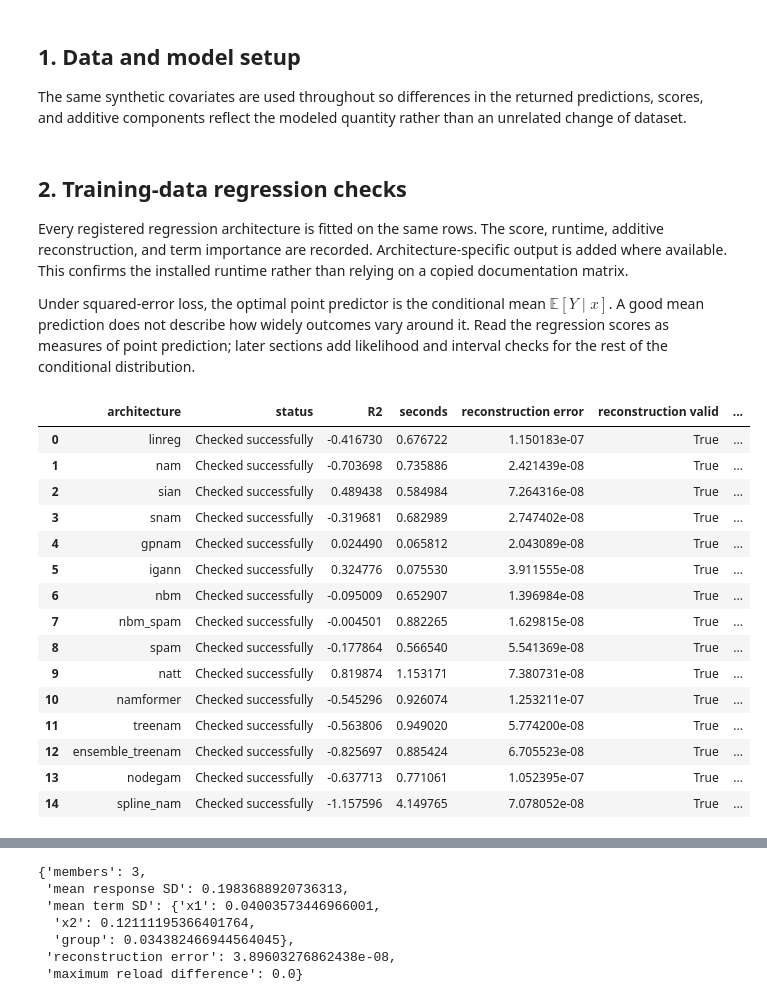
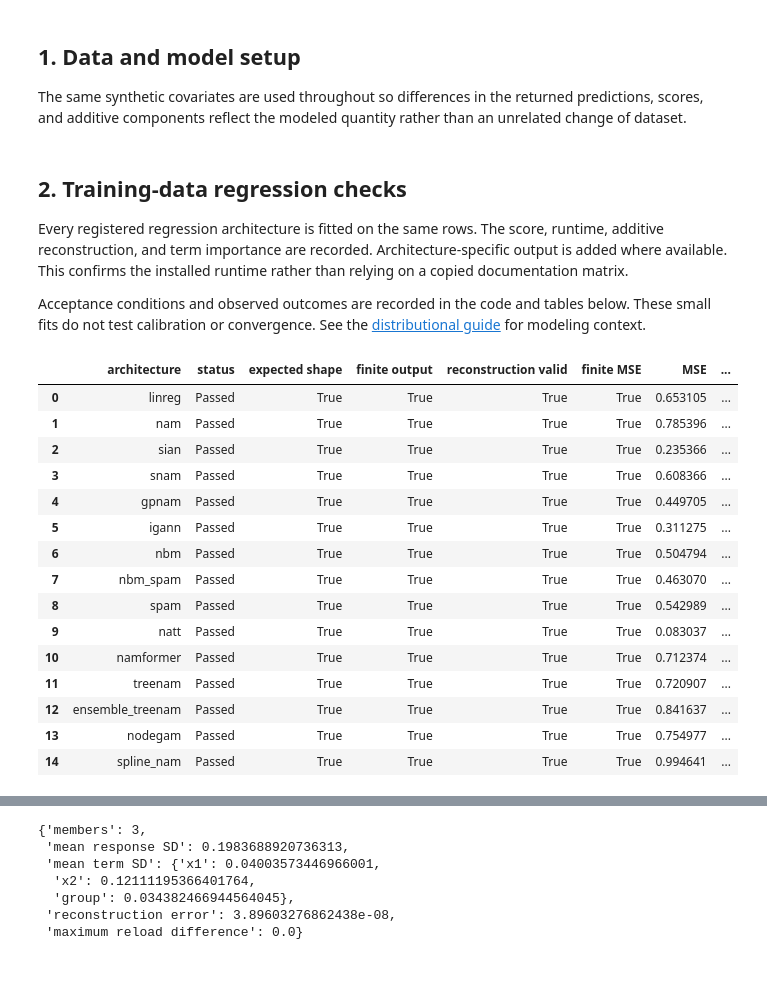
Before and after one commit to OpenTabular/NAMpy, a Jupyter notebook: docs/development/notebooks/04_distributional_models.ipynb, the cells around one changed output, grey strips where cells are left out. Saved outputs shown, nothing was run; the diff lists cells and outputs as text; code cells hidden in the pictures; blank space fills up the shorter version.

```diff
--- a/docs/development/notebooks/04_distributional_models.ipynb
+++ b/docs/development/notebooks/04_distributional_models.ipynb
@@ -35,7 +35,10 @@ import matplotlib.pyplot as plt
 import numpy as np
 import pandas as pd
 
-warnings.filterwarnings("ignore")
+pd.set_option("display.max_columns", None)
+pd.set_option("display.max_colwidth", None)
+pd.set_option("display.max_rows", None)
+
 logging.getLogger("lightning.pytorch").setLevel(logging.ERROR)
 plt.style.use("seaborn-v0_8-whitegrid")
 COLORS = ["#2563EB", "#F97316", "#10B981", "#8B5CF6", "#EF4444"]
@@ -123,9 +126,29 @@ def reconstruction_error(estimator, features):
         reconstruction = reconstruction + aligned(components.offset)
     error = float(np.max(np.abs(reconstruction - link)))
     valid = error <= 1e-5
-    if not (valid):
-        raise ValueError((type(estimator).__name__, error))
     return error, valid
+
+warning_rows = []
+def checked_fit(estimator, *args, label=None, **kwargs):
+    # Capture every warning locally; unknown warnings remain visible evidence.
+    with warnings.catch_warnings(record=True) as captured:
+        warnings.simplefilter("always")
+        try:
+            return estimator.fit(*args, **kwargs)
+        finally:
+            warning_rows.extend({
+                "model/task": label or type(estimator).__name__,
+                "category": item.category.__name__, "message": str(item.message),
+                "expected": False,
+            } for item in captured)
+
+def outcome(checks):
+    return "Passed" if checks and all(bool(value) for value in checks.values()) else "Failed"
+
+def array_checks(values, shape):
+    values = np.asarray(values)
+    return {"expected shape": values.shape == shape,
+            "finite output": bool(np.isfinite(values).all())}
 # %% [markdown]
 ## 2. Training-data regression checks
 
@@ -134,59 +157,61 @@ score, runtime, additive reconstruction, and term importance are recorded.
 Architecture-specific output is added where available. This confirms the
 installed runtime rather than relying on a copied documentation matrix.
 
-Under squared-error loss, the optimal point predictor is the conditional
-mean $\mathbb E[Y\mid x]$. A good mean prediction does not describe how
-widely outcomes vary around it. Read the regression scores as measures of
-point prediction; later sections add likelihood and interval checks for the
-rest of the conditional distribution.
+Acceptance conditions and observed outcomes are recorded in the code and tables below.
+These small fits do not test calibration or convergence. See the
+[distributional guide](../../user_guide/gamlss.rst) for modeling context.
 # %%
 regression_models = {}
 regression_rows = []
 for name, spec in architectures().items():
     if not spec.supports("regression"):
         continue
     estimator = make_estimator(name, spec, "Regressor")
     started = time.perf_counter()
-    estimator.fit(X, y_reg, **SWEEP_FIT_KWARGS)
+    checked_fit(estimator, X, y_reg, label=f"{name}/regression", **SWEEP_FIT_KWARGS)
     importance = estimator.term_importance(X, center=True)
     error, reconstruction_valid = reconstruction_error(estimator, X)
+    prediction = np.asarray(estimator.predict(X))
+    mse = float(np.mean((prediction - y_reg)**2))
+    checks = {**array_checks(prediction, (n,)),
+              "reconstruction valid": reconstruction_valid, "finite MSE": np.isfinite(mse)}
     row = {
         "architecture": name,
-        "status": "Checked successfully",
+        "status": outcome(checks), **checks, "MSE": mse,
         "R2": estimator.score(X, y_reg),
         "seconds": time.perf_counter() - started,
         "reconstruction error": error,
         "reconstruction valid": reconstruction_valid,
         "most important term": importance.iloc[0]["term"] if len(importance) else None,
     }
     if hasattr(estimator, "local_term_importance") and spec.supports("local_term_importance"):
         row["special output"] = "local importance"
     elif name == "igann":
         row["special output"] = f"{estimator.n_estimators_} boosting stages"
     else:
         row["special output"] = None
     regression_models[name] = estimator
     regression_rows.append(row)
 
 regression_report = pd.DataFrame(regression_rows)
 regression_report
 # %% [output]
-|  | architecture | status | R2 | seconds | reconstruction error | reconstruction valid | ... |
-| 0 | linreg | Checked successfully | -0.416730 | 0.676722 | 1.150183e-07 | True | ... |
-| 1 | nam | Checked successfully | -0.703698 | 0.735886 | 2.421439e-08 | True | ... |
-| 2 | sian | Checked successfully | 0.489438 | 0.584984 | 7.264316e-08 | True | ... |
-| 3 | snam | Checked successfully | -0.319681 | 0.682989 | 2.747402e-08 | True | ... |
-| 4 | gpnam | Checked successfully | 0.024490 | 0.065812 | 2.043089e-08 | True | ... |
-| 5 | igann | Checked successfully | 0.324776 | 0.075530 | 3.911555e-08 | True | ... |
-| 6 | nbm | Checked successfully | -0.095009 | 0.652907 | 1.396984e-08 | True | ... |
-| 7 | nbm_spam | Checked successfully | -0.004501 | 0.882265 | 1.629815e-08 | True | ... |
-| 8 | spam | Checked successfully | -0.177864 | 0.566540 | 5.541369e-08 | True | ... |
-| 9 | natt | Checked successfully | 0.819874 | 1.153171 | 7.380731e-08 | True | ... |
-| 10 | namformer | Checked successfully | -0.545296 | 0.926074 | 1.253211e-07 | True | ... |
-| 11 | treenam | Checked successfully | -0.563806 | 0.949020 | 5.774200e-08 | True | ... |
-| 12 | ensemble_treenam | Checked successfully | -0.825697 | 0.885424 | 6.705523e-08 | True | ... |
-| 13 | nodegam | Checked successfully | -0.637713 | 0.771061 | 1.052395e-07 | True | ... |
-| 14 | spline_nam | Checked successfully | -1.157596 | 4.149765 | 7.078052e-08 | True | ... |
+|  | architecture | status | expected shape | finite output | reconstruction valid | finite MSE | MSE | ... |
+| 0 | linreg | Passed | True | True | True | True | 0.653105 | ... |
+| 1 | nam | Passed | True | True | True | True | 0.785396 | ... |
+| 2 | sian | Passed | True | True | True | True | 0.235366 | ... |
+| 3 | snam | Passed | True | True | True | True | 0.608366 | ... |
+| 4 | gpnam | Passed | True | True | True | True | 0.449705 | ... |
+| 5 | igann | Passed | True | True | True | True | 0.311275 | ... |
+| 6 | nbm | Passed | True | True | True | True | 0.504794 | ... |
+| 7 | nbm_spam | Passed | True | True | True | True | 0.463070 | ... |
+| 8 | spam | Passed | True | True | True | True | 0.542989 | ... |
+| 9 | natt | Passed | True | True | True | True | 0.083037 | ... |
+| 10 | namformer | Passed | True | True | True | True | 0.712374 | ... |
+| 11 | treenam | Passed | True | True | True | True | 0.720907 | ... |
+| 12 | ensemble_treenam | Passed | True | True | True | True | 0.841637 | ... |
+| 13 | nodegam | Passed | True | True | True | True | 0.754977 | ... |
+| 14 | spline_nam | Passed | True | True | True | True | 0.994641 | ... |
 # %% [markdown]
 ## 3. Training-data classification checks
 
```
Also changed, not shown: parts of 13 cells of this notebook, 23 other files.
